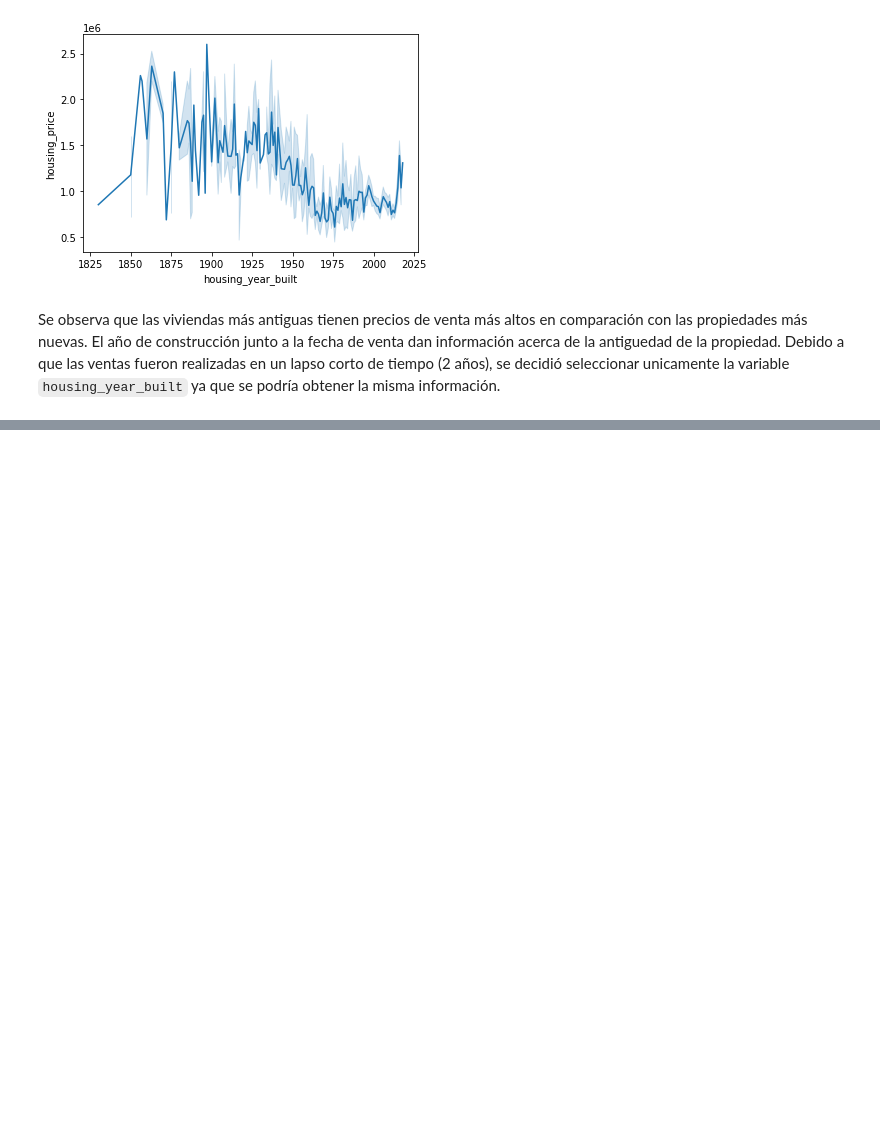
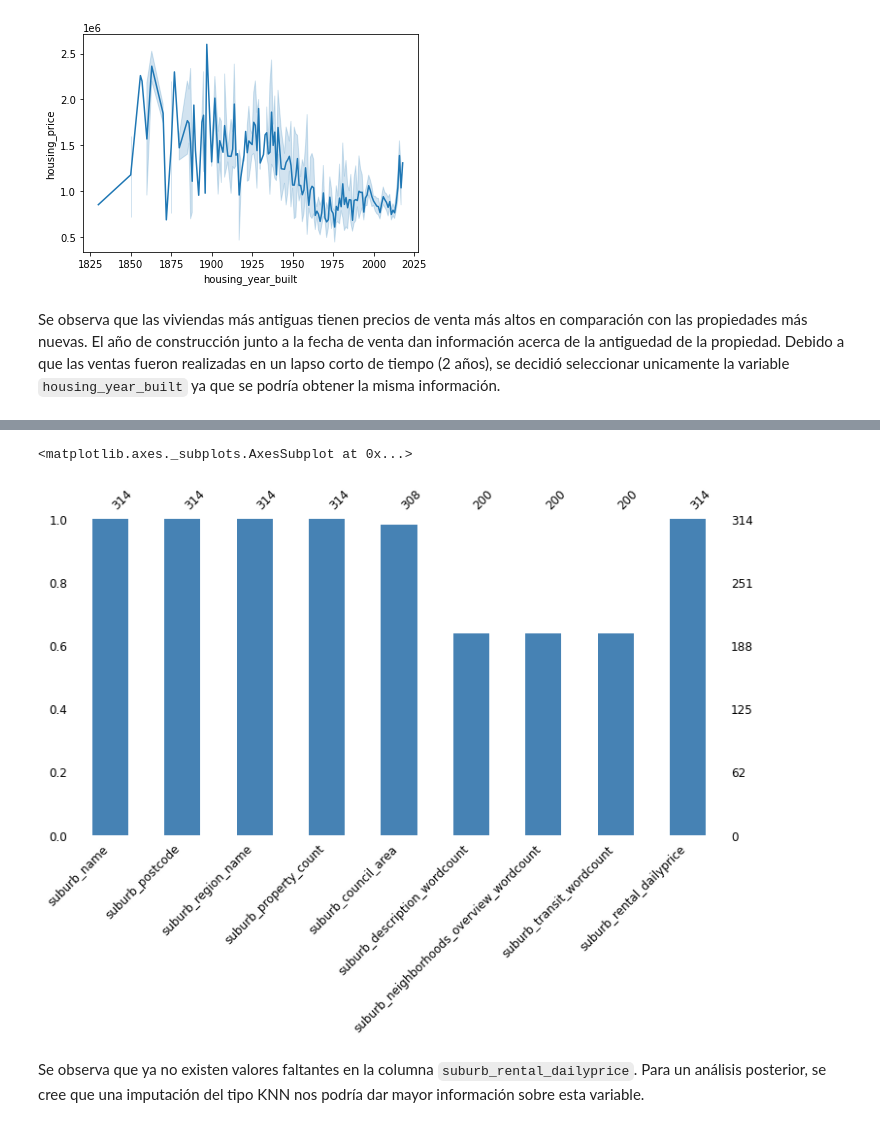
Before and after one commit to benjaminocampo/DataCuration, a Jupyter notebook: notebooks/exploration/melbourne_exploration.ipynb, the cells around one changed output, grey strips where cells are left out. Saved outputs shown, nothing was run; the diff lists cells and outputs as text; code cells hidden in the pictures; blank space fills up the shorter version.

```diff
--- a/notebooks/exploration/melbourne_exploration.ipynb
+++ b/notebooks/exploration/melbourne_exploration.ipynb
@@ -964,0 +1003,7 @@ Recordemos que en la notebook `combine_airbnb_dataset.ipynb` se imputaron los va
+# %%
+msno.bar(melb_suburb_df,figsize=(12, 6), fontsize=12, color='steelblue')
+# %% [output]
+<matplotlib.axes._subplots.AxesSubplot at 0x...>
+[figure, added]
+# %% [markdown]
+Se observa que ya no existen valores faltantes en la columna `suburb_rental_dailyprice`. Para un análisis posterior, se cree que una imputación del tipo KNN nos podría dar mayor información sobre esta variable.
```
Also changed, not shown: parts of 19 cells of this notebook.
